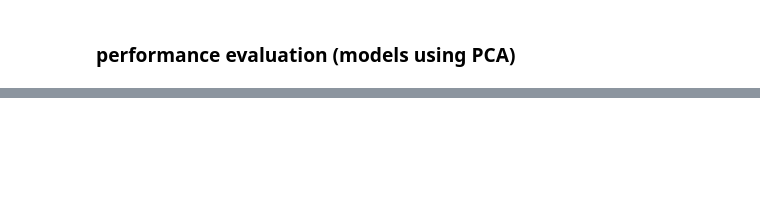
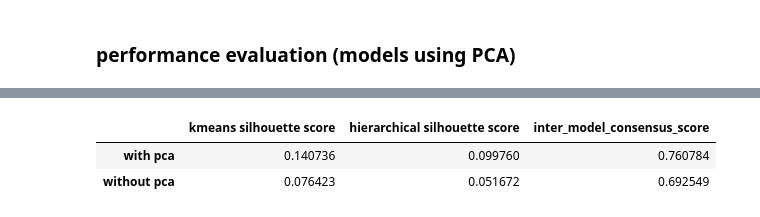
Before and after one commit to tnar-git/Arjun_Raj_T_N_ML-AI, a Jupyter notebook: Assignment_clustering_pca_NCI60_dueon_2023-03-11/T_N_Arjun_Raj_Assignment_clustering_pca_NCI60_2023-03-11.ipynb, the cells around one changed output, grey strips where cells are left out. Saved outputs shown, nothing was run; the diff lists cells and outputs as text; code cells hidden in the pictures; blank space fills up the shorter version.

Commit message:
added result table

```diff
--- a/Assignment_clustering_pca_NCI60_dueon_2023-03-11/T_N_Arjun_Raj_Assignment_clustering_pca_NCI60_2023-03-11.ipynb
+++ b/Assignment_clustering_pca_NCI60_dueon_2023-03-11/T_N_Arjun_Raj_Assignment_clustering_pca_NCI60_2023-03-11.ipynb
@@ -539,0 +540,11 @@ inter_model_consensus_score_with_pca  0.7403921568627451
+# %%
+result_dict={}
+result_dict.update({'with pca':dict(zip(['kmeans silhouette score','hierarchical silhouette score','inter_model_consensus_score'],[kmeans_with_pca_silhouette_score,aggloclus_with_pca_silhouette_score,inter_model_consensus_score_with_pca]))})
+result_dict.update({'without pca':dict(zip(['kmeans silhouette score','hierarchical silhouette score','inter_model_consensus_score'],[kmeans_without_pca_silhouette_score,aggloclus_without_pca_silhouette_score,inter_model_consensus_score_without_pca]))})
+
+
+pd.DataFrame(result_dict).transpose()
+# %% [output]
+|  | kmeans silhouette score | hierarchical silhouette score | inter_model_consensus_score |
+| with pca | 0.140736 | 0.099760 | 0.760784 |
+| without pca | 0.076423 | 0.051672 | 0.692549 |
```
Also changed, not shown: parts of 8 cells of this notebook.
